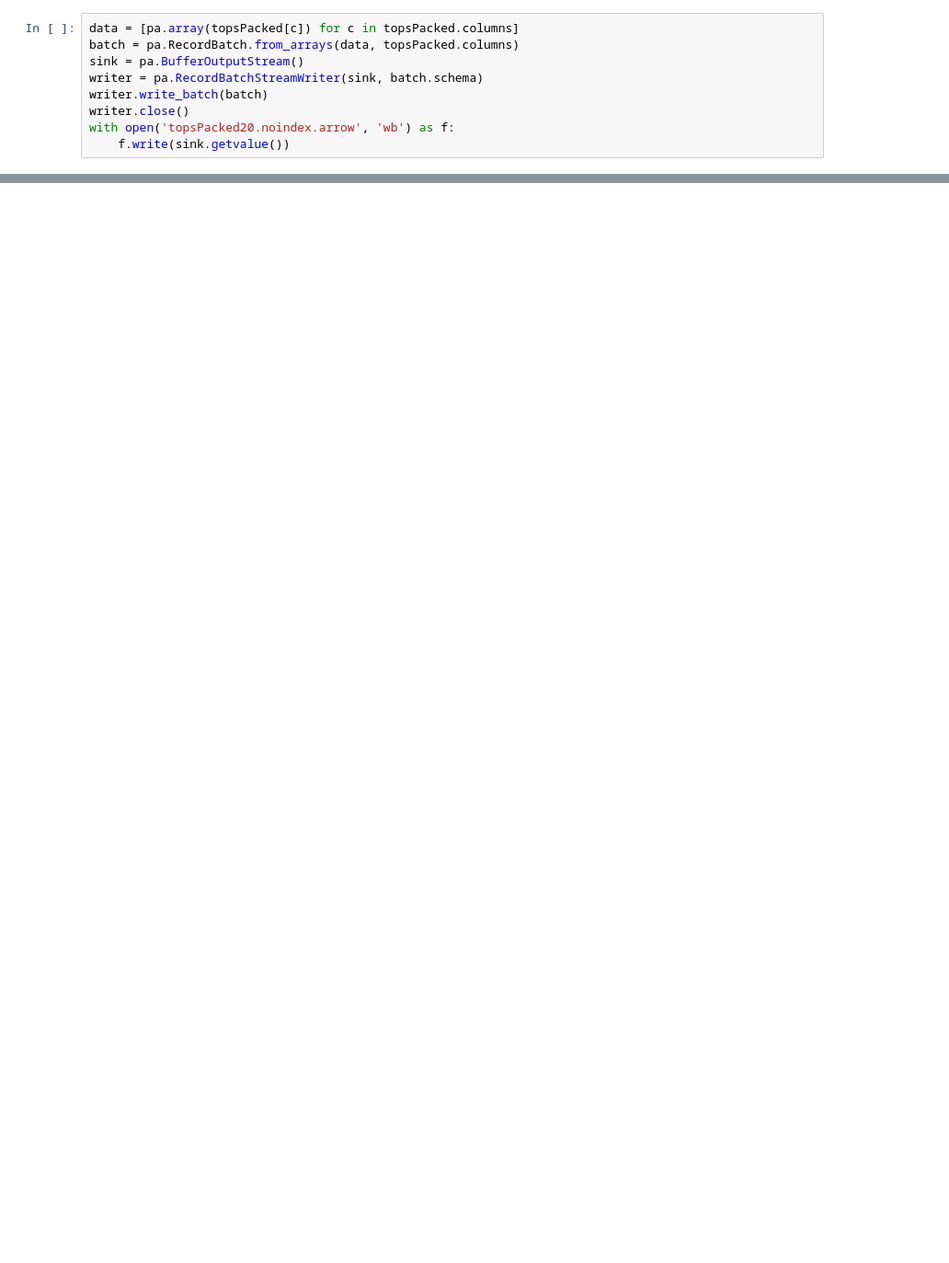
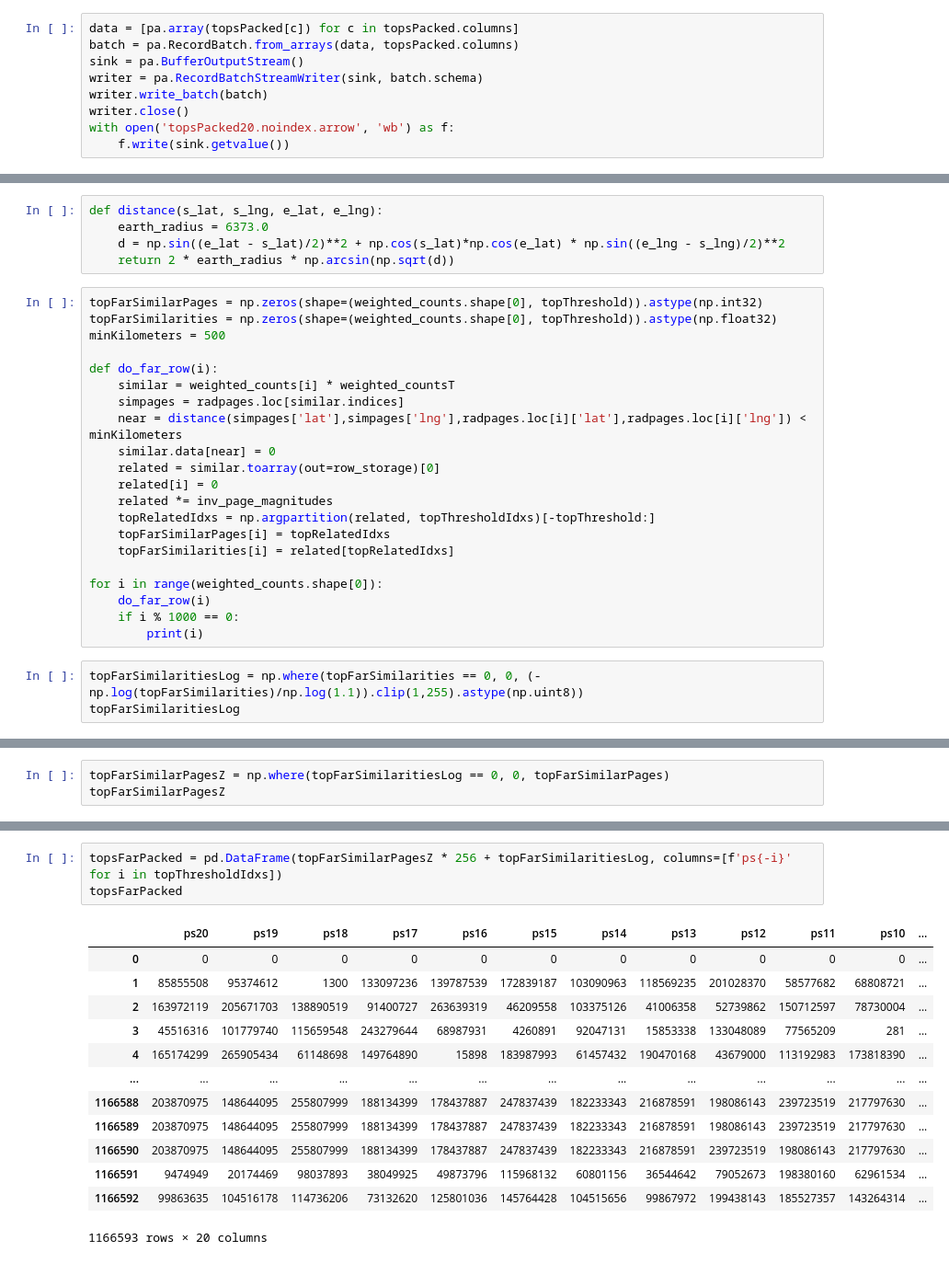
Before and after one commit to lsb/city-correlation-mapping, a Jupyter notebook: 05-tfidf-cosine-similarity.ipynb, the cells around one changed output, grey strips where cells are left out. Shown: that part at 92% size. Drawn from its saved outputs; the diff is of its cells as text; blank space fills up the shorter version.

Commit message:
Write far similar pages, where far > 500km

```diff
--- a/05-tfidf-cosine-similarity.ipynb
+++ b/05-tfidf-cosine-similarity.ipynb
@@ -284,0 +306,29 @@ with open('topsPacked20.noindex.arrow', 'wb') as f:
+# %%
+def distance(s_lat, s_lng, e_lat, e_lng):
+    earth_radius = 6373.0
+    d = np.sin((e_lat - s_lat)/2)**2 + np.cos(s_lat)*np.cos(e_lat) * np.sin((e_lng - s_lng)/2)**2
+    return 2 * earth_radius * np.arcsin(np.sqrt(d))
+# %%
+topFarSimilarPages = np.zeros(shape=(weighted_counts.shape[0], topThreshold)).astype(np.int32)
+topFarSimilarities = np.zeros(shape=(weighted_counts.shape[0], topThreshold)).astype(np.float32)
+minKilometers = 500
+
+def do_far_row(i):
+    similar = weighted_counts[i] * weighted_countsT
+    simpages = radpages.loc[similar.indices]
+    near = distance(simpages['lat'],simpages['lng'],radpages.loc[i]['lat'],radpages.loc[i]['lng']) < minKilometers
+    similar.data[near] = 0
+    related = similar.toarray(out=row_storage)[0]
+    related[i] = 0
+    related *= inv_page_magnitudes
+    topRelatedIdxs = np.argpartition(related, topThresholdIdxs)[-topThreshold:]
+    topFarSimilarPages[i] = topRelatedIdxs
+    topFarSimilarities[i] = related[topRelatedIdxs]
+
+for i in range(weighted_counts.shape[0]):
+    do_far_row(i)
+    if i % 1000 == 0:
+        print(i)
+# %%
+topFarSimilaritiesLog = np.where(topFarSimilarities == 0, 0, (-np.log(topFarSimilarities)/np.log(1.1)).clip(1,255).astype(np.uint8))
+topFarSimilaritiesLog
@@ -284,0 +343,3 @@ with open('topsPacked20.noindex.arrow', 'wb') as f:
+# %%
+topFarSimilarPagesZ = np.where(topFarSimilaritiesLog == 0, 0, topFarSimilarPages)
+topFarSimilarPagesZ
@@ -284,0 +355,17 @@ with open('topsPacked20.noindex.arrow', 'wb') as f:
+# %%
+topsFarPacked = pd.DataFrame(topFarSimilarPagesZ * 256 + topFarSimilaritiesLog, columns=[f'ps{-i}' for i in topThresholdIdxs])
+topsFarPacked
+# %% [output]
+|  | ps20 | ps19 | ps18 | ps17 | ps16 | ps15 | ps14 | ps13 | ps12 | ps11 | ps10 | ... |
+| 0 | 0 | 0 | 0 | 0 | 0 | 0 | 0 | 0 | 0 | 0 | 0 | ... |
+| 1 | 85855508 | 95374612 | 1300 | 133097236 | 139787539 | 172839187 | 103090963 | 118569235 | 201028370 | 58577682 | 68808721 | ... |
+| 2 | 163972119 | 205671703 | 138890519 | 91400727 | 263639319 | 46209558 | 103375126 | 41006358 | 52739862 | 150712597 | 78730004 | ... |
+| 3 | 45516316 | 101779740 | 115659548 | 243279644 | 68987931 | 4260891 | 92047131 | 15853338 | 133048089 | 77565209 | 281 | ... |
+| 4 | 165174299 | 265905434 | 61148698 | 149764890 | 15898 | 183987993 | 61457432 | 190470168 | 43679000 | 113192983 | 173818390 | ... |
+| ... | ... | ... | ... | ... | ... | ... | ... | ... | ... | ... | ... | ... |
+| 1166588 | 203870975 | 148644095 | 255807999 | 188134399 | 178437887 | 247837439 | 182233343 | 216878591 | 198086143 | 239723519 | 217797630 | ... |
+| 1166589 | 203870975 | 148644095 | 255807999 | 188134399 | 178437887 | 247837439 | 182233343 | 216878591 | 198086143 | 239723519 | 217797630 | ... |
+| 1166590 | 203870975 | 148644095 | 255807999 | 188134399 | 178437887 | 247837439 | 182233343 | 216878591 | 239723519 | 198086143 | 217797630 | ... |
+| 1166591 | 9474949 | 20174469 | 98037893 | 38049925 | 49873796 | 115968132 | 60801156 | 36544642 | 79052673 | 198380160 | 62961534 | ... |
+| 1166592 | 99863635 | 104516178 | 114736206 | 73132620 | 125801036 | 145764428 | 104515656 | 99867972 | 199438143 | 185527357 | 143264314 | ... |
+1166593 rows × 20 columns
```
Also changed, not shown: parts of 18 cells of this notebook.
